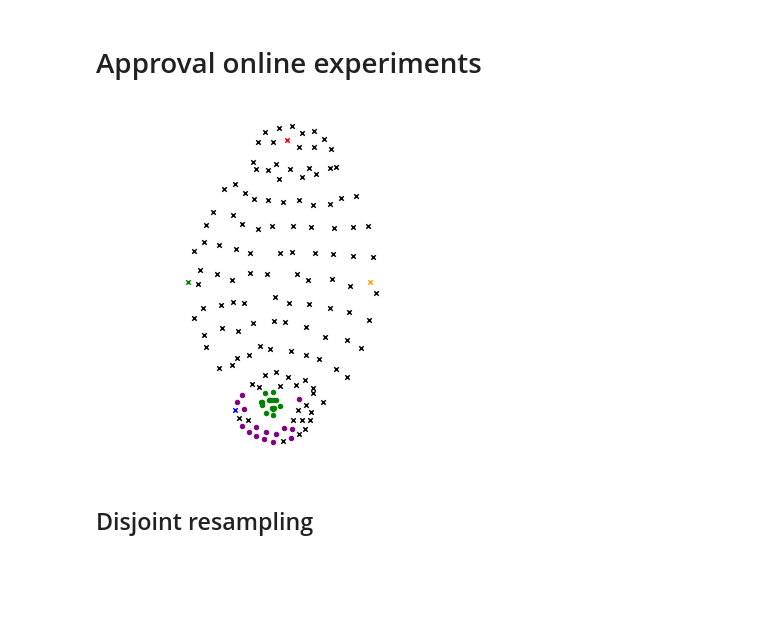
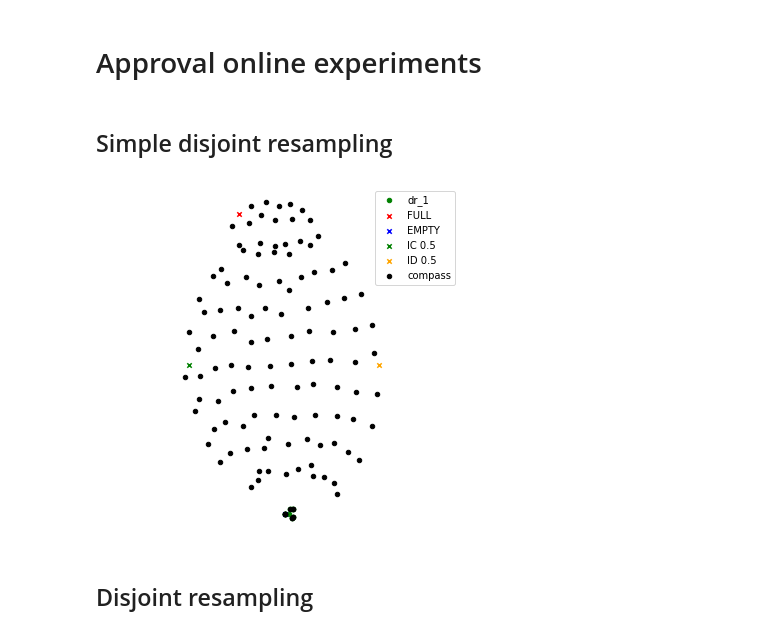
Before and after one commit to Janix4000/holes-in-elections, a Jupyter notebook: approval_l1/map-experiments.ipynb, the cells around one changed output. Drawn from its saved outputs; the diff is of its cells as text; code cells hidden in the pictures; blank space fills up the shorter version.

```diff
--- a/approval_l1/map-experiments.ipynb
+++ b/approval_l1/map-experiments.ipynb
@@ -78,14 +139,16 @@ def prepare_experiment() -> mapel.ApprovalElectionExperiment:
     experiment.set_default_num_voters(num_voters)
 
     return experiment
+# %% [markdown]
+## Simple disjoint resampling
 # %%
 experiment = prepare_experiment()
 experiment.add_family(culture_id='disjoint_resampling', size=15, params={'p': 0.08, 'phi': 0.8, 'g': 10}, family_id='dr_1', color='green')
-experiment.add_family(culture_id='disjoint_resampling', size=15, params={'p': 0.1, 'phi': 0.1, 'g': 5}, family_id='dr_2', color='orange')
-experiment.add_family(culture_id='disjoint_resampling', size=15, params={'p': 0.001, 'phi': 0.1, 'g': 20}, family_id='dr_2', color='purple')
+experiment.add_family(culture_id='disjoint_resampling', size=15, params={'p': 0.1, 'phi': 0.1, 'g': 5}, family_id='dr_2', color='green')
+experiment.add_family(culture_id='disjoint_resampling', size=15, params={'p': 0.001, 'phi': 0.1, 'g': 20}, family_id='dr_3', color='green')
 
 None
 # %%
-show_2d_map_with_compass(experiment, extended=True, show_legend=False)
+show_2d_map_with_compass(experiment, extended=True, show_legend=True)
 # %% [output]
-[figure, old version]
+[figure, new version]
```
Also changed, not shown: parts of 18 cells of this notebook.
